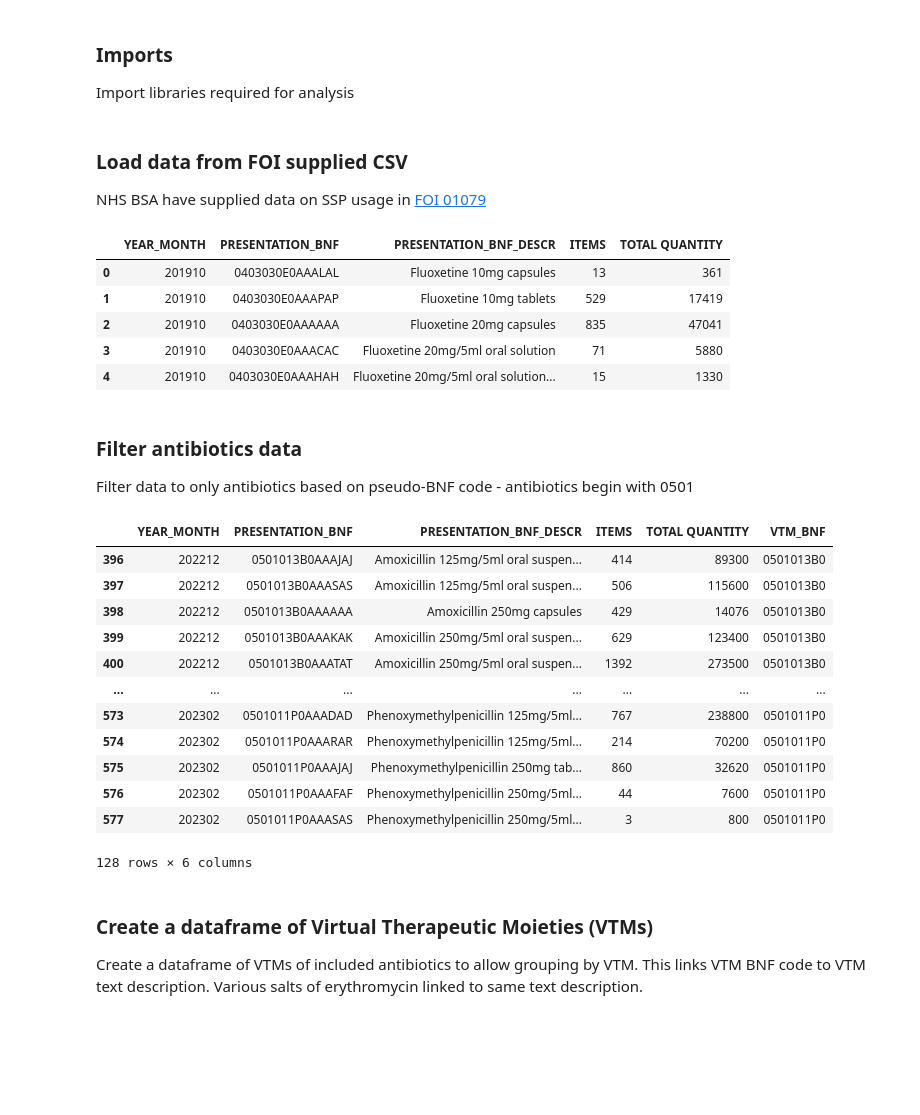
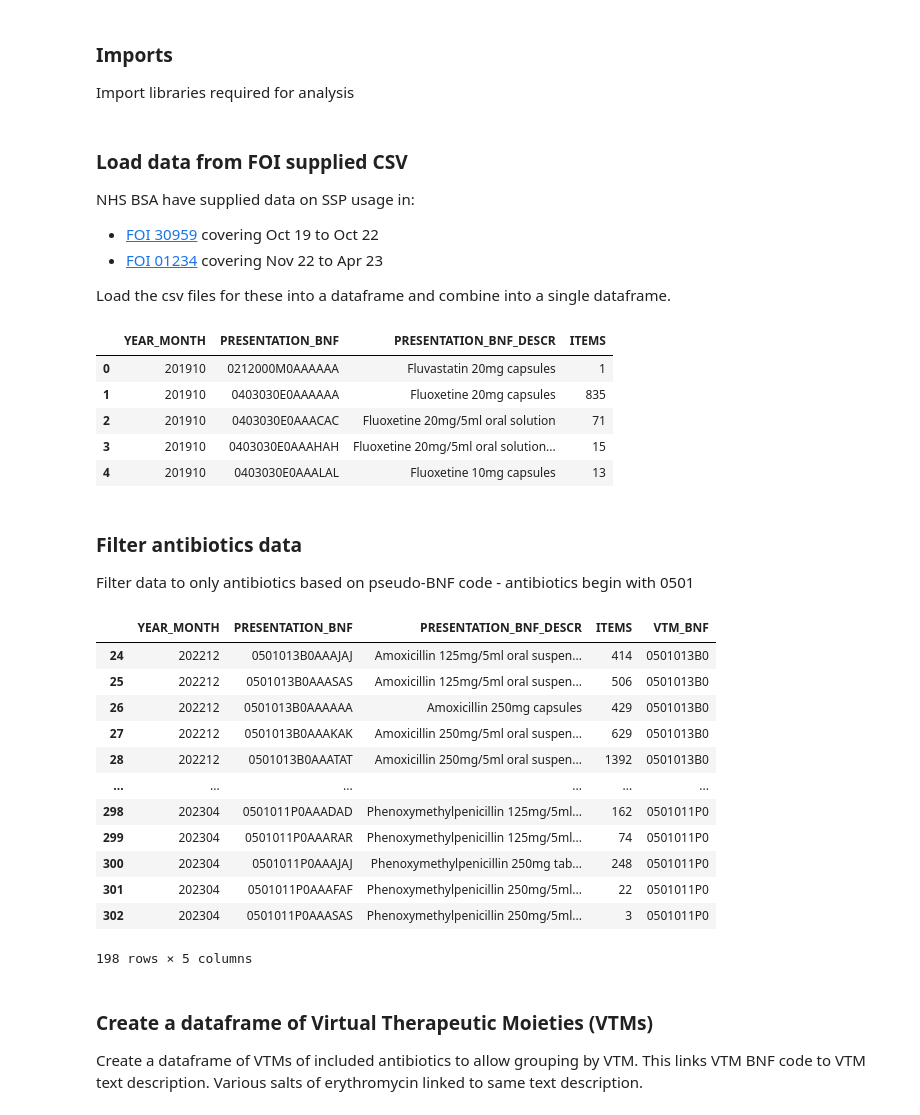
Before and after one commit to opensafely/strepa_scarlet, a Jupyter notebook: analysis/ssp-analysis/SSP-antibiotics.ipynb, the cells around one changed output. Saved outputs shown, nothing was run; the diff lists cells and outputs as text; code cells hidden in the pictures; blank space fills up the shorter version.

```diff
--- a/analysis/ssp-analysis/SSP-antibiotics.ipynb
+++ b/analysis/ssp-analysis/SSP-antibiotics.ipynb
@@ -24,17 +24,29 @@ import matplotlib.pyplot as plt
 # %% [markdown]
 <a id='LOADDATA'></a>
 ### Load data from FOI supplied CSV
-NHS BSA have supplied data on SSP usage in [FOI 01079](https://opendata.nhsbsa.net/dataset/foi-01079)
+NHS BSA have supplied data on SSP usage in:
+- [FOI 30959](https://opendata.nhsbsa.net/dataset/foi-30959) covering Oct 19 to Oct 22
+- [FOI 01234](https://opendata.nhsbsa.net/dataset/foi-01234) covering Nov 22 to Apr 23
+
+Load the csv files for these into a dataframe and combine into a single dataframe.
 # %%
-SSP_DF=pd.read_csv('FOI01079.csv', parse_dates=['YEAR_MONTH'])
+#Load data from csv files
+SSP_DF_p1=pd.read_csv('foi30959.csv', parse_dates=['YEAR_MONTH'])
+SSP_DF_p2=pd.read_csv('foi-01234-data.csv', parse_dates=['YEAR_MONTH'])
+
+#Rename items column for consistency
+SSP_DF_p2=SSP_DF_p2.rename(columns={"ITEMS_QTY": "ITEMS"})
+
+#Combine dataframes
+SSP_DF = pd.concat([SSP_DF_p1, SSP_DF_p2])
 SSP_DF.head()
 # %% [output]
-|  | YEAR_MONTH | PRESENTATION_BNF | PRESENTATION_BNF_DESCR | ITEMS | TOTAL QUANTITY |
-| 0 | 201910 | 0403030E0AAALAL | Fluoxetine 10mg capsules | 13 | 361 |
-| 1 | 201910 | 0403030E0AAAPAP | Fluoxetine 10mg tablets | 529 | 17419 |
-| 2 | 201910 | 0403030E0AAAAAA | Fluoxetine 20mg capsules | 835 | 47041 |
-| 3 | 201910 | 0403030E0AAACAC | Fluoxetine 20mg/5ml oral solution | 71 | 5880 |
-| 4 | 201910 | 0403030E0AAAHAH | Fluoxetine 20mg/5ml oral solution... | 15 | 1330 |
+|  | YEAR_MONTH | PRESENTATION_BNF | PRESENTATION_BNF_DESCR | ITEMS |
+| 0 | 201910 | 0212000M0AAAAAA | Fluvastatin 20mg capsules | 1 |
+| 1 | 201910 | 0403030E0AAAAAA | Fluoxetine 20mg capsules | 835 |
+| 2 | 201910 | 0403030E0AAACAC | Fluoxetine 20mg/5ml oral solution | 71 |
+| 3 | 201910 | 0403030E0AAAHAH | Fluoxetine 20mg/5ml oral solution... | 15 |
+| 4 | 201910 | 0403030E0AAALAL | Fluoxetine 10mg capsules | 13 |
 # %% [markdown]
 <a id='FILTERDATA'></a>
 ### Filter antibiotics data
@@ -44,19 +56,19 @@ SSP_abx_DF = SSP_DF.loc[SSP_DF["PRESENTATION_BNF"].str.startswith('0501', na=Fal
 SSP_abx_DF["VTM_BNF"] = SSP_abx_DF["PRESENTATION_BNF"].str[:9]
 SSP_abx_DF
 # %% [output]
-|  | YEAR_MONTH | PRESENTATION_BNF | PRESENTATION_BNF_DESCR | ITEMS | TOTAL QUANTITY | VTM_BNF |
-| 396 | 202212 | 0501013B0AAAJAJ | Amoxicillin 125mg/5ml oral suspen... | 414 | 89300 | 0501013B0 |
-| 397 | 202212 | 0501013B0AAASAS | Amoxicillin 125mg/5ml oral suspen... | 506 | 115600 | 0501013B0 |
-| 398 | 202212 | 0501013B0AAAAAA | Amoxicillin 250mg capsules | 429 | 14076 | 0501013B0 |
-| 399 | 202212 | 0501013B0AAAKAK | Amoxicillin 250mg/5ml oral suspen... | 629 | 123400 | 0501013B0 |
-| 400 | 202212 | 0501013B0AAATAT | Amoxicillin 250mg/5ml oral suspen... | 1392 | 273500 | 0501013B0 |
-| ... | ... | ... | ... | ... | ... | ... |
-| 573 | 202302 | 0501011P0AAADAD | Phenoxymethylpenicillin 125mg/5ml... | 767 | 238800 | 0501011P0 |
-| 574 | 202302 | 0501011P0AAARAR | Phenoxymethylpenicillin 125mg/5ml... | 214 | 70200 | 0501011P0 |
-| 575 | 202302 | 0501011P0AAAJAJ | Phenoxymethylpenicillin 250mg tab... | 860 | 32620 | 0501011P0 |
-| 576 | 202302 | 0501011P0AAAFAF | Phenoxymethylpenicillin 250mg/5ml... | 44 | 7600 | 0501011P0 |
-| 577 | 202302 | 0501011P0AAASAS | Phenoxymethylpenicillin 250mg/5ml... | 3 | 800 | 0501011P0 |
+|  | YEAR_MONTH | PRESENTATION_BNF | PRESENTATION_BNF_DESCR | ITEMS | VTM_BNF |
+| 24 | 202212 | 0501013B0AAAJAJ | Amoxicillin 125mg/5ml oral suspen... | 414 | 0501013B0 |
+| 25 | 202212 | 0501013B0AAASAS | Amoxicillin 125mg/5ml oral suspen... | 506 | 0501013B0 |
+| 26 | 202212 | 0501013B0AAAAAA | Amoxicillin 250mg capsules | 429 | 0501013B0 |
+| 27 | 202212 | 0501013B0AAAKAK | Amoxicillin 250mg/5ml oral suspen... | 629 | 0501013B0 |
+| 28 | 202212 | 0501013B0AAATAT | Amoxicillin 250mg/5ml oral suspen... | 1392 | 0501013B0 |
+| ... | ... | ... | ... | ... | ... |
+| 298 | 202304 | 0501011P0AAADAD | Phenoxymethylpenicillin 125mg/5ml... | 162 | 0501011P0 |
+| 299 | 202304 | 0501011P0AAARAR | Phenoxymethylpenicillin 125mg/5ml... | 74 | 0501011P0 |
+| 300 | 202304 | 0501011P0AAAJAJ | Phenoxymethylpenicillin 250mg tab... | 248 | 0501011P0 |
+| 301 | 202304 | 0501011P0AAAFAF | Phenoxymethylpenicillin 250mg/5ml... | 22 | 0501011P0 |
+| 302 | 202304 | 0501011P0AAASAS | Phenoxymethylpenicillin 250mg/5ml... | 3 | 0501011P0 |
-128 rows × 6 columns
+198 rows × 5 columns
 # %% [markdown]
 <a id='VTMDF'></a>
 ### Create a dataframe of Virtual Therapeutic Moieties (VTMs)
```
Also changed, not shown: parts of 5 cells of this notebook, 2 other files.
